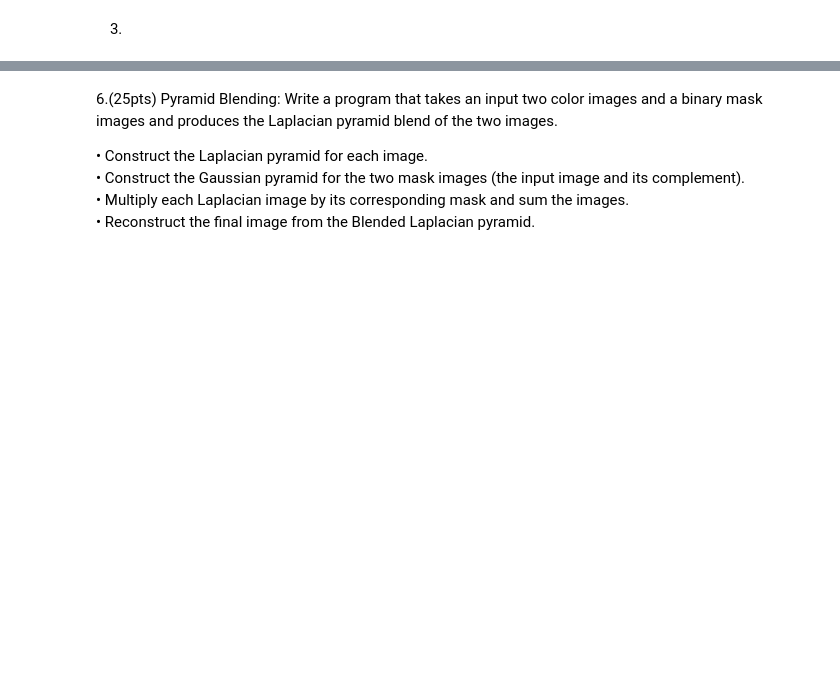
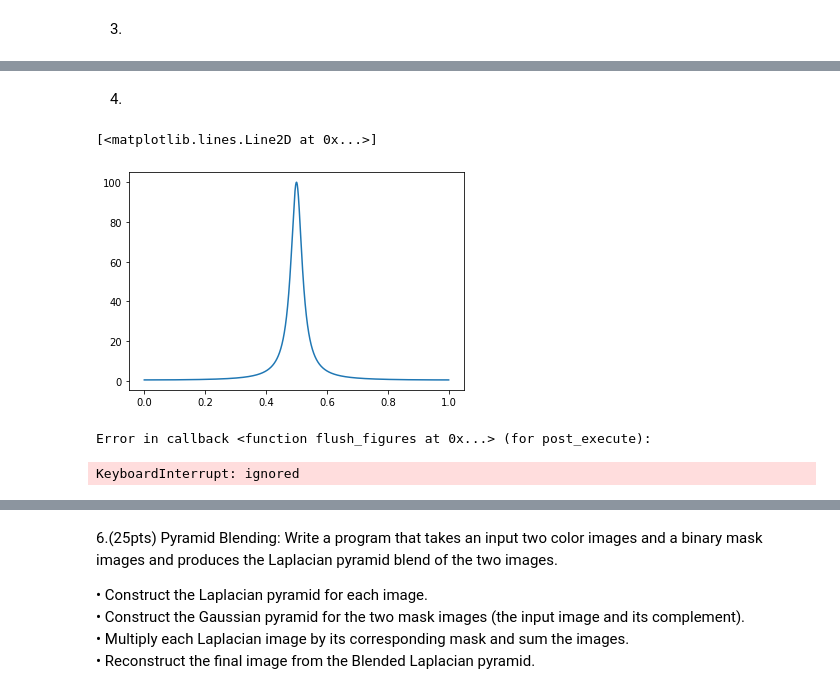
Before and after one commit to twyunting/CSC-676_Computer-Vision, a Jupyter notebook: Homeworks/hw3/homework3/code/CSC-676_HW3_YuntingChiu.ipynb, the cells around one changed output, grey strips where cells are left out. Cells and saved outputs as stored; diff of their text form; code cells hidden in the pictures; blank space fills up the shorter version.

```diff
--- a/Homeworks/hw3/homework3/code/CSC-676_HW3_YuntingChiu.ipynb
+++ b/Homeworks/hw3/homework3/code/CSC-676_HW3_YuntingChiu.ipynb
@@ -58,0 +70,32 @@ plt.show()
+# %% [markdown]
+4.
+# %%
+def function(t):
+    return 1/ (1+.99 * cos(2*pi*t))
+
+Taux = 10000 # Sample rate
+T = 1 # duration
+N = Taux * T # number of points
+
+X = linspace(0,T,N, endpoint=False)
+Y = function(X)
+
+figure('exo 1A')
+clf()
+plot(X,Y)
+Ytilde = fft(Y)
+
+Freq = arange(N)
+# The frequency is defined modulo N.
+# We take values between -N/2 and N/2
+Freq[Freq>=N/2] = Freq[Freq>=N/2] - N
+Freq = Freq/T
+
+figure('exo 1B')
+clf()
+loglog(Freq[1:N//2-1], abs(Ytilde)[1:N//2-1])
+# %% [output]
+[<matplotlib.lines.Line2D at 0x...>]
+[figure, added]
+Error in callback <function flush_figures at 0x...> (for post_execute):
+KeyboardInterrupt: ignored
```
Also changed, not shown: parts of 8 cells of this notebook, 7 other files.
